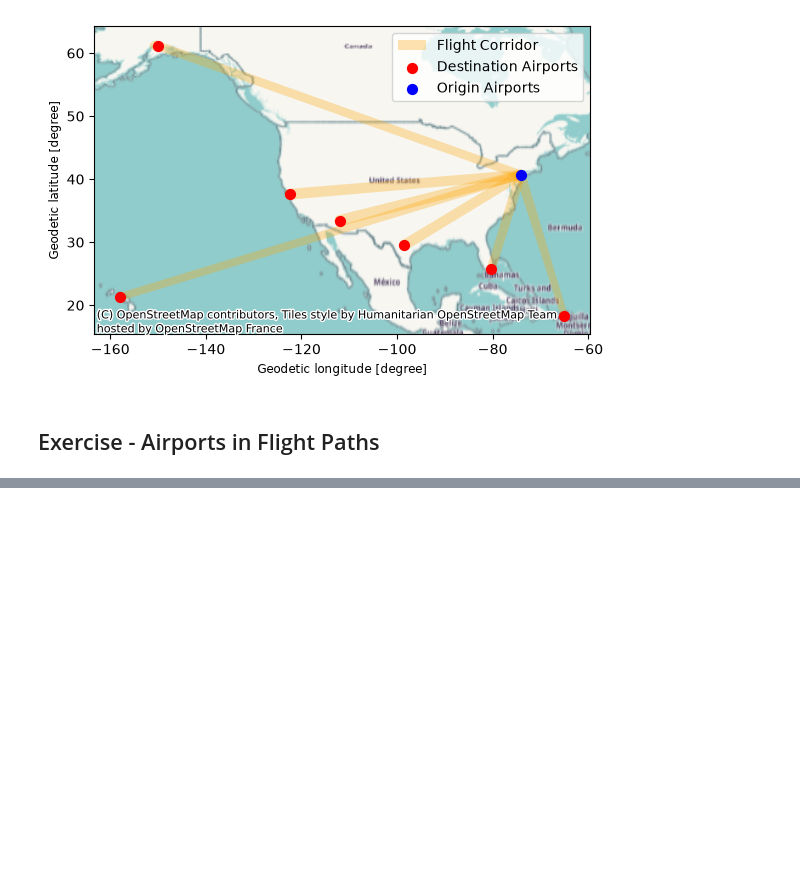
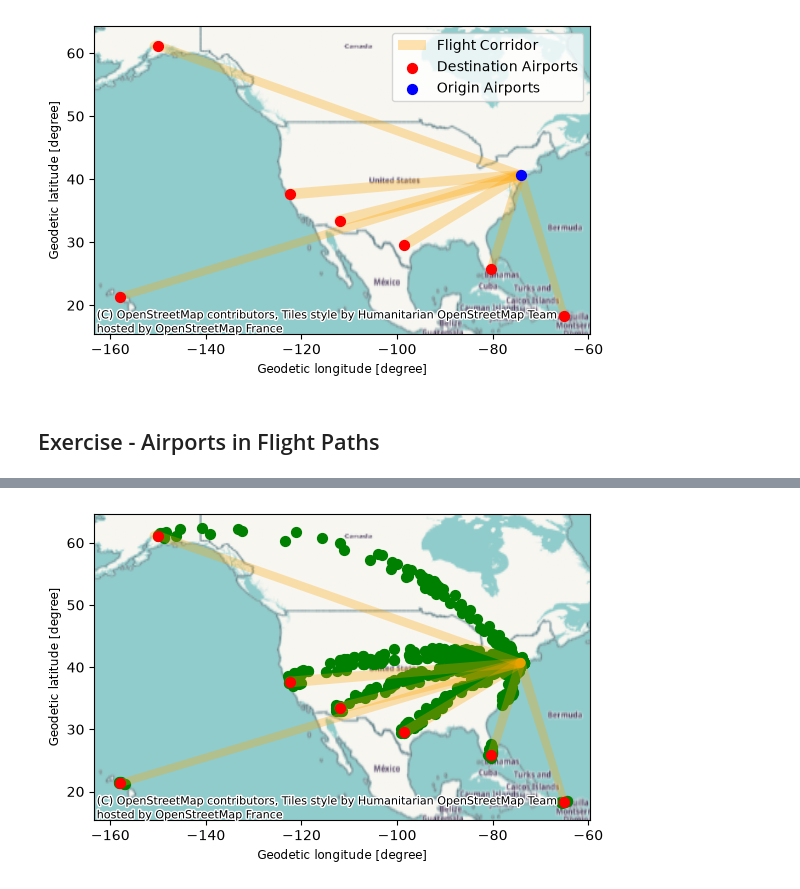
Before and after one commit to AkeemSemperDataScience/Basic_Stats_in_Python_Student_Repository, a Jupyter notebook: 034_geospatial_basics_sol.ipynb, the cells around one changed output, grey strips where cells are left out. Drawn from its saved outputs; the diff is of its cells as text; code cells hidden in the pictures; blank space fills up the shorter version.

```diff
--- a/034_geospatial_basics_sol.ipynb
+++ b/034_geospatial_basics_sol.ipynb
@@ -861,3 +861,11 @@ plt.legend()
 [figure]
 # %% [markdown]
 ## Exercise  - Airports in Flight Paths
+# %%
+#project for calculations.
+origin = origin.to_crs(CALC_CRS)
+
+flight_corridor_df = gpd.GeoDataFrame(geometry=flight_corridor, crs="EPSG:4326")
+flight_corridor_df = flight_corridor_df.to_crs(CALC_CRS)
+airports_in_corridor = gpd.sjoin(origin, flight_corridor_df, how="inner", predicate='intersects')
+airports_in_corridor.head()
@@ -863,0 +879,8 @@ plt.legend()
+# %%
+airports_in_corridor = airports_in_corridor.to_crs("EPSG:4326")  # Convert back to WGS84 for plotting
+airports_in_corridor.plot(color='green', markersize=50, label='Airports in Corridor')
+flight_corridor_df.to_crs("EPSG:4326").plot(ax=plt.gca(), color='orange', alpha=0.3, label='Flight Corridor')
+dest_plot_ports.plot(ax=plt.gca(), color='red', markersize=50, label='Destination Airports')
+ctx.add_basemap(ax=plt.gca(), crs="EPSG:4326")
+# %% [output]
+[figure, added]
```
Also changed, not shown: parts of 1 cell of this notebook.
